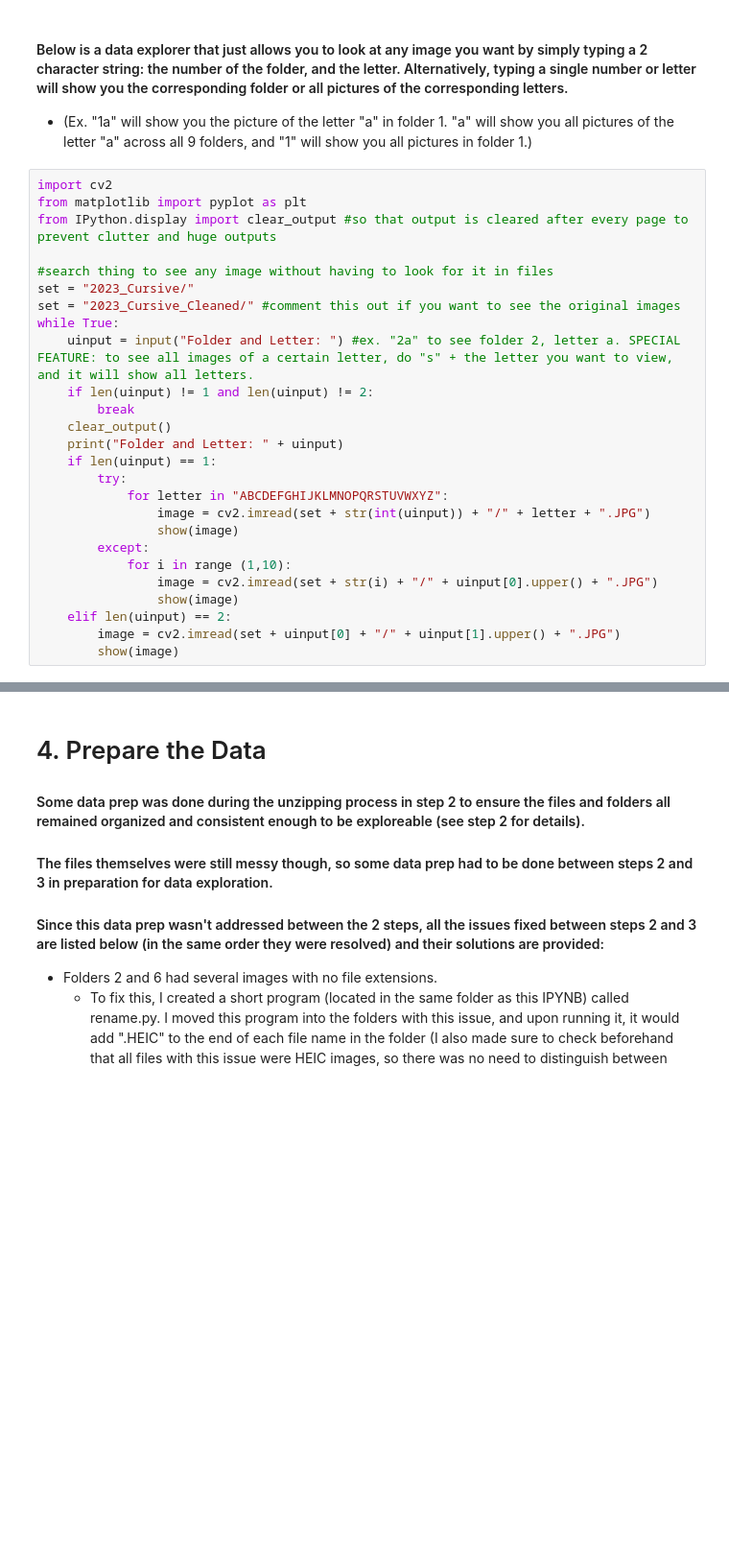
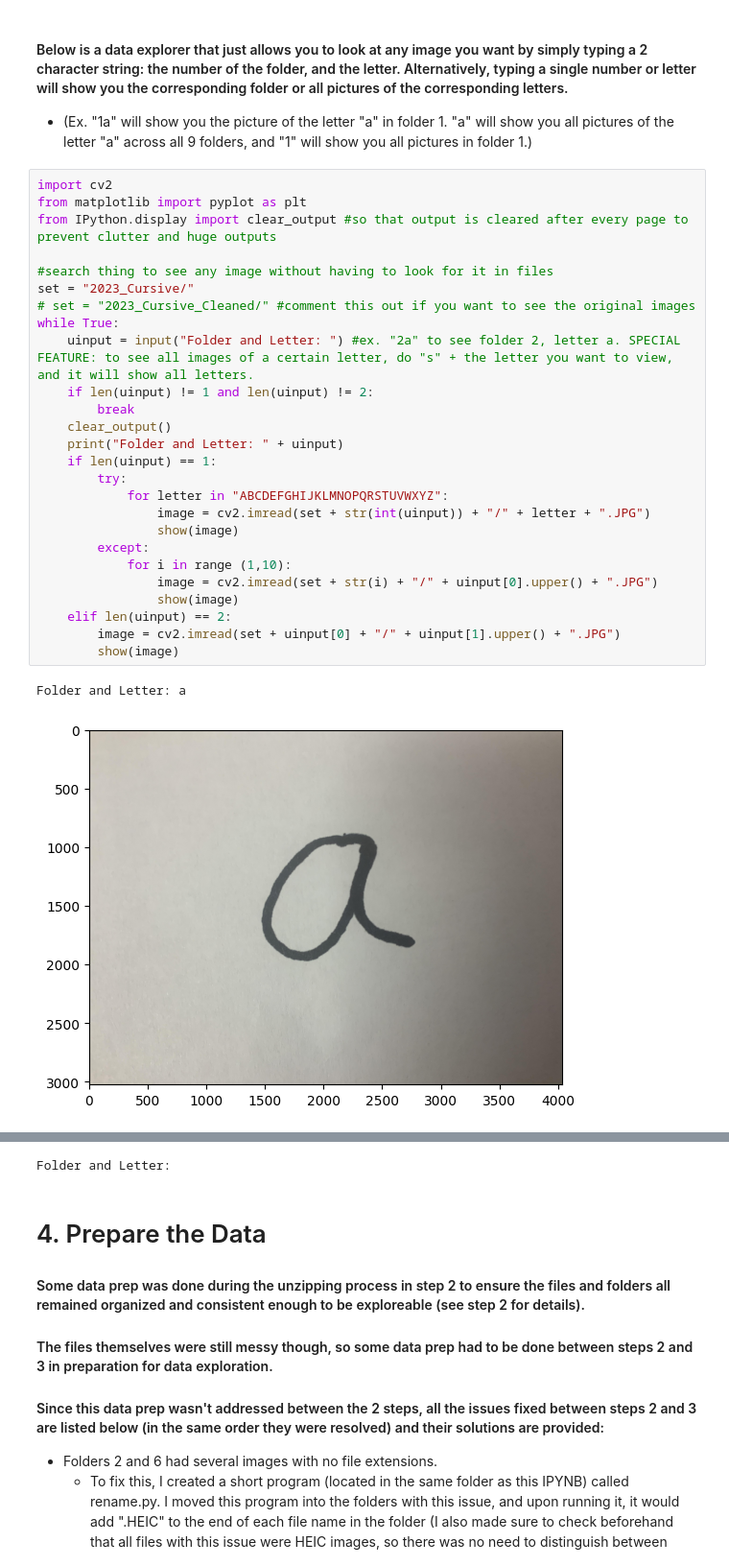
Before and after one commit to victorbjafet/project4ML, a Jupyter notebook: Project_4.ipynb, the cells around one changed output, grey strips where cells are left out. Shown at 96% size. Cells and saved outputs as stored; diff of their text form; blank space fills up the shorter version.

```diff
--- a/Project_4.ipynb
+++ b/Project_4.ipynb
@@ -22,26 +22,29 @@ def show(img_obj): #made this since pyplot only shows the correct color if u con
 # %%
 import cv2
 from matplotlib import pyplot as plt
 from IPython.display import clear_output #so that output is cleared after every page to prevent clutter and huge outputs
 
 #search thing to see any image without having to look for it in files
 set = "2023_Cursive/"
-set = "2023_Cursive_Cleaned/" #comment this out if you want to see the original images
+# set = "2023_Cursive_Cleaned/" #comment this out if you want to see the original images
 while True:
     uinput = input("Folder and Letter: ") #ex. "2a" to see folder 2, letter a. SPECIAL FEATURE: to see all images of a certain letter, do "s" + the letter you want to view, and it will show all letters.
     if len(uinput) != 1 and len(uinput) != 2:
         break
     clear_output()
     print("Folder and Letter: " + uinput)
     if len(uinput) == 1:
         try:
             for letter in "ABCDEFGHIJKLMNOPQRSTUVWXYZ":
                 image = cv2.imread(set + str(int(uinput)) + "/" + letter + ".JPG")
                 show(image)
         except:
             for i in range (1,10):
                 image = cv2.imread(set + str(i) + "/" + uinput[0].upper() + ".JPG")
                 show(image)
     elif len(uinput) == 2:
         image = cv2.imread(set + uinput[0] + "/" + uinput[1].upper() + ".JPG")
         show(image)
+# %% [output]
+Folder and Letter: a
+[figure, added]
@@ -48,3 +59,4 @@ while True:
+Folder and Letter:
 # %% [markdown]
 # 4. Prepare the Data
 #### Some data prep was done during the unzipping process in step 2 to ensure the files and folders all remained organized and consistent enough to be exploreable (see step 2 for details).
```
Also changed, not shown: parts of 5 cells of this notebook.
